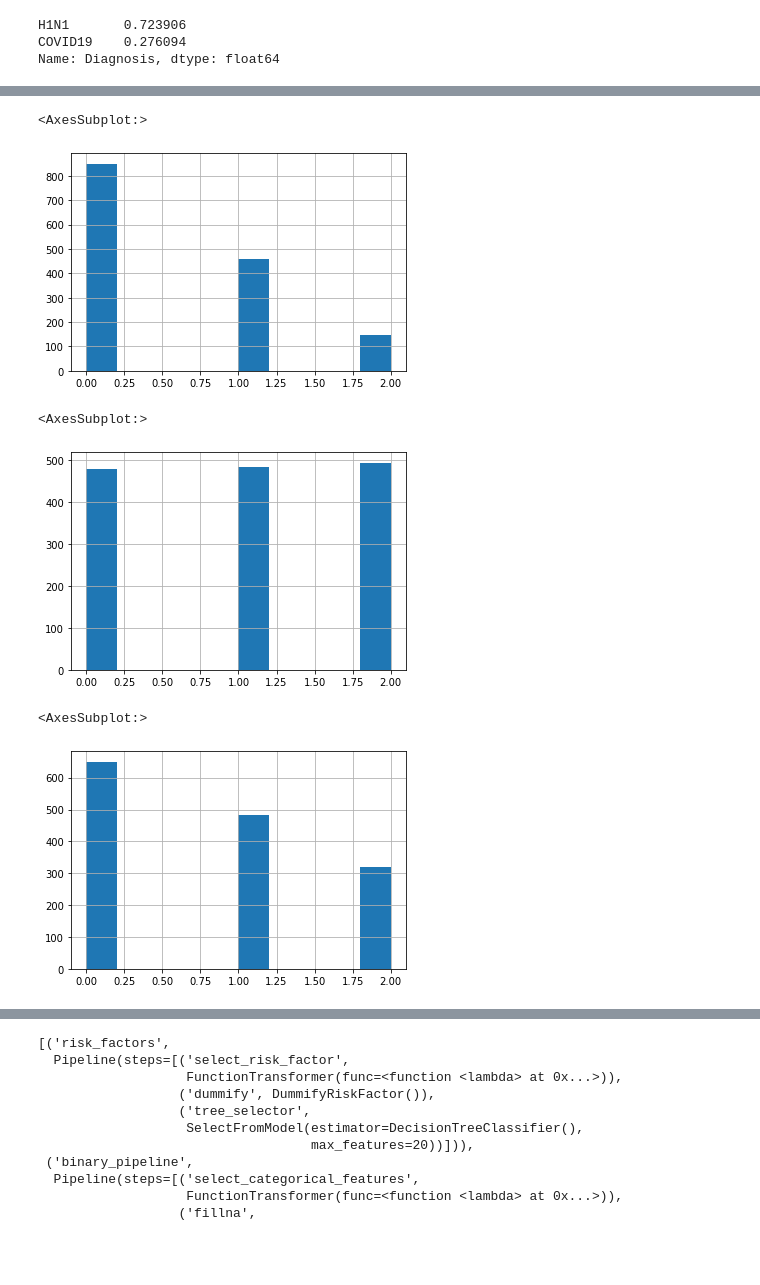
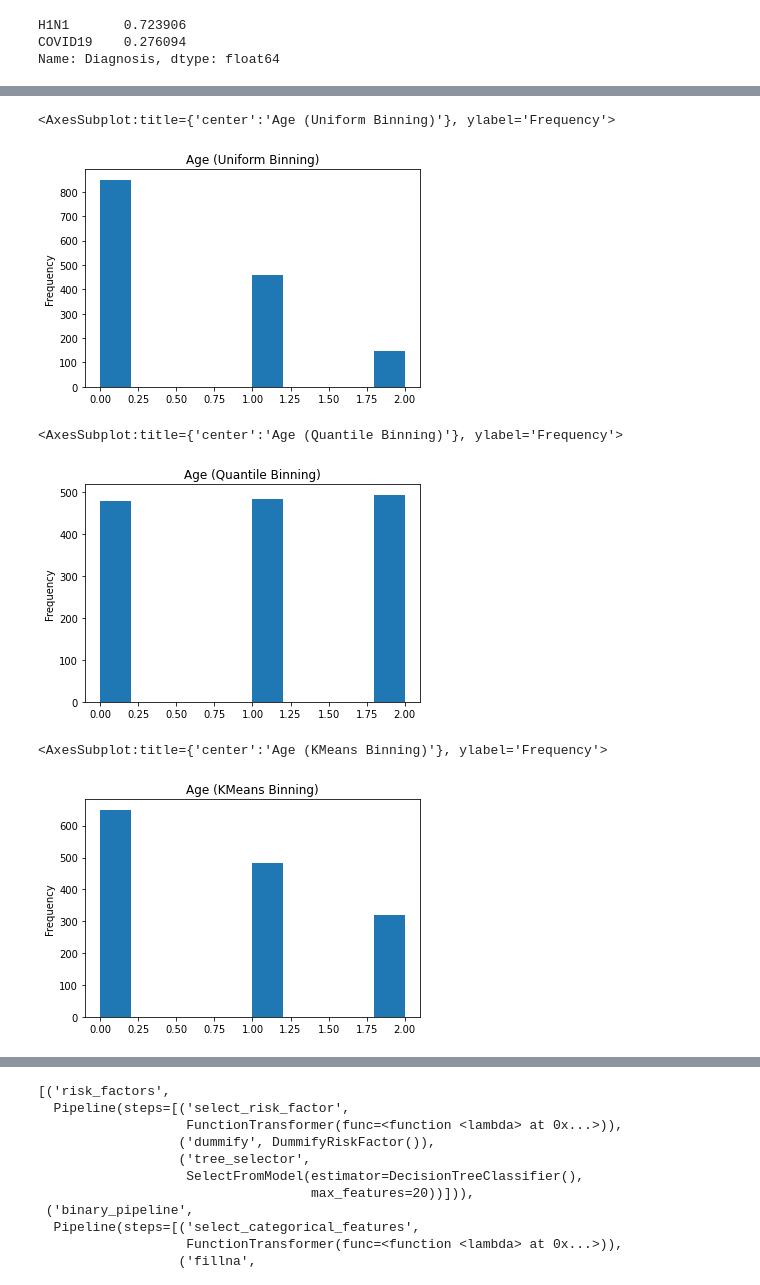
Before and after one commit to sinanuozdemir/feature_engineering_bookcamp, a Jupyter notebook: notebooks/Chapter_03.ipynb, the cells around one changed output, grey strips where cells are left out. Drawn from its saved outputs; the diff is of its cells as text; code cells hidden in the pictures; blank space fills up the shorter version.

```diff
--- a/notebooks/Chapter_03.ipynb
+++ b/notebooks/Chapter_03.ipynb
@@ -595,29 +607,35 @@ Overall took 8.21 seconds
 # %%
 from sklearn.preprocessing import KBinsDiscretizer  # we will use this module for binning our data
 
 # uniform will create bins of equal width
 binner = KBinsDiscretizer(n_bins=3, encode='ordinal', strategy='uniform')
 binned_data = binner.fit_transform(covid_flu[['Age']].dropna())
-pd.Series(binned_data.reshape(-1,)).hist()
+pd.Series(binned_data.reshape(-1,)).plot(
+    title='Age (Uniform Binning)', kind='hist', xlabel='Age'
+)
 # %% [output]
-<AxesSubplot:>
+<AxesSubplot:title={'center':'Age (Uniform Binning)'}, ylabel='Frequency'>
-[figure, old version]
+[figure, new version]
 # %%
 # quantile will create bins of roughly equal height
 binner = KBinsDiscretizer(n_bins=3, encode='ordinal', strategy='quantile')
 binned_data = binner.fit_transform(covid_flu[['Age']].dropna())
-pd.Series(binned_data.reshape(-1,)).hist()
+pd.Series(binned_data.reshape(-1,)).plot(
+    title='Age (Quantile Binning)', kind='hist', xlabel='Age'
+)
 # %% [output]
-<AxesSubplot:>
+<AxesSubplot:title={'center':'Age (Quantile Binning)'}, ylabel='Frequency'>
-[figure, old version]
+[figure, new version]
 # %%
 # kmeans will run a k-means cluster on each feature independently
 binner = KBinsDiscretizer(n_bins=3, encode='ordinal', strategy='kmeans')
 binned_data = binner.fit_transform(covid_flu[['Age']].dropna())
-pd.Series(binned_data.reshape(-1,)).hist()
+pd.Series(binned_data.reshape(-1,)).plot(
+    title='Age (KMeans Binning)', kind='hist', xlabel='Age'
+)
 # %% [output]
-<AxesSubplot:>
+<AxesSubplot:title={'center':'Age (KMeans Binning)'}, ylabel='Frequency'>
-[figure, old version]
+[figure, new version]
 # %%
 numerical_pipeline = Pipeline(  # bin data after scaling and imputing
     [
```
Also changed, not shown: parts of 16 cells of this notebook, 17 other files.
